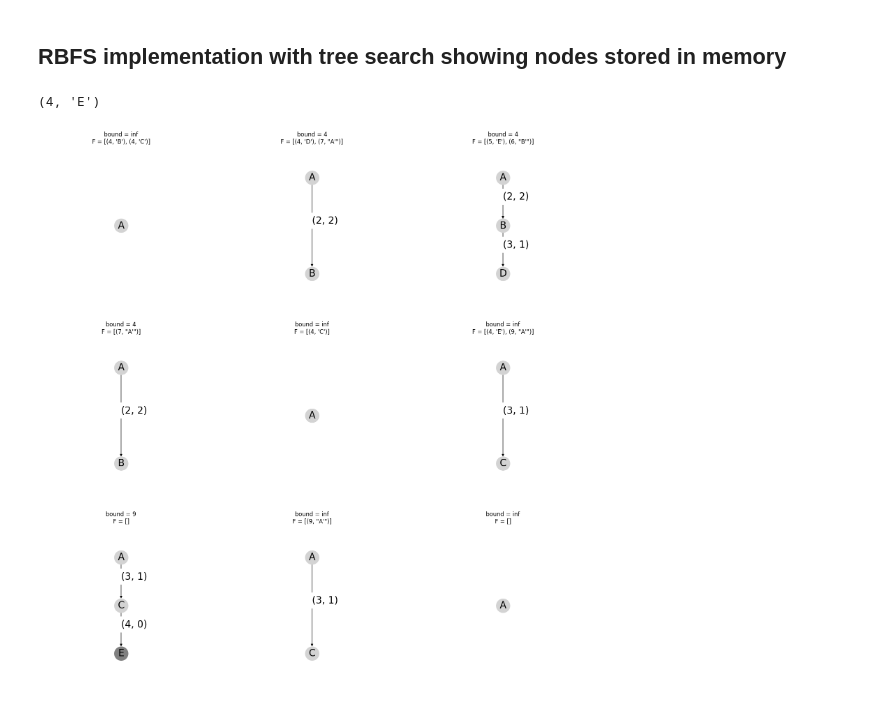
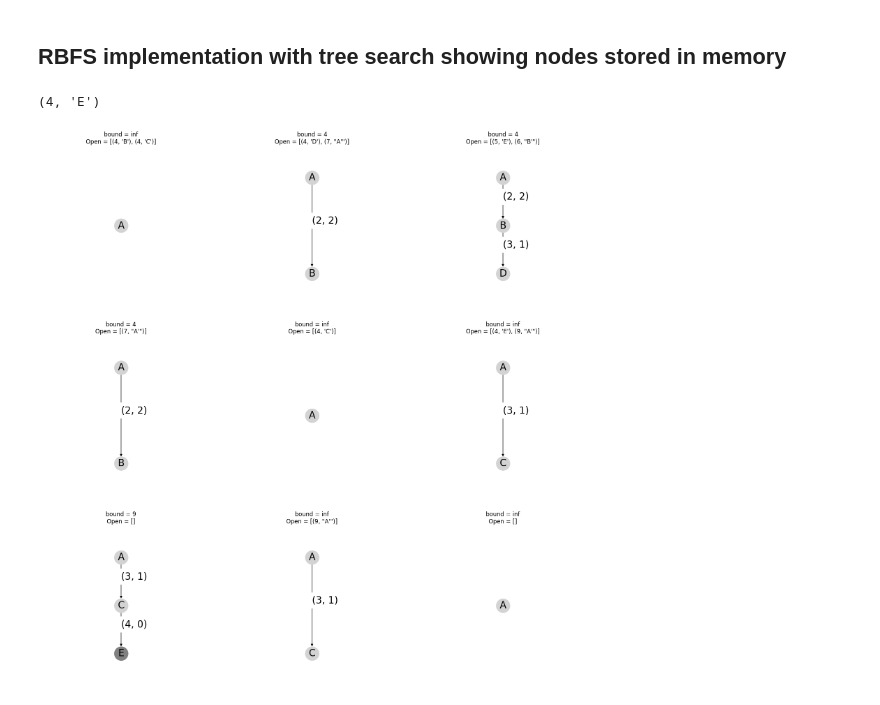
Before and after one commit to jorcisai/SIN, a Jupyter notebook: block1/search/A star/rbfs.ipynb, the cells around one changed output. Drawn from its saved outputs; the diff is of its cells as text; code cells hidden in the pictures.

```diff
--- a/block1/search/A star/rbfs.ipynb
+++ b/block1/search/A star/rbfs.ipynb
@@ -93,54 +87,53 @@ nrows=3; ncols=3
 fig, _ = plt.subplots(nrows=nrows, ncols=ncols, figsize=(20, 20))
 axes = iter(fig.axes)
 
-def draw_graph(DG, DW, source, F, bound, target=[],):
+def draw_graph(DG, DW, source, Open, bound, target=[],):
   nxDG=nx.DiGraph(DG)
   ax = next(axes)
   ax.margins(0.25,0.25)
-  title="bound = " + str(bound) + "\n" + "F = " +  str(F)
+  title="bound = " + str(bound) + "\n" + "Open = " +  str(Open)
   ax.set_title(title)
   pos_nodes = nx.nx_agraph.pygraphviz_layout(nxDG,prog='dot',root=source)
   nx.draw(nxDG,pos=pos_nodes, ax=ax, with_labels=True, node_color="lightgray", node_size=800, font_size=20)
   nx.draw_networkx_edge_labels(nxDG, pos=pos_nodes, edge_labels=DW, label_pos=0.5, font_size=20,
     horizontalalignment="left",verticalalignment="bottom", ax=ax, rotate=False)
   nx.draw_networkx_nodes(DG,pos=pos_nodes, ax=ax, nodelist=target, node_color='gray', node_size=800)
 
 import math
 import heapq
 
 def bt(G, W, s, gs, Fs, h, bound, Target):
   if s[0] in Target:
     draw_graph(DG, DW, source, [], bound, [s])
     return (gs, s)
-  if G[s[0]] == []: return math.inf, None
-  F = []
+  Open = []
   for n in G[s[0]]:
-    fs = gs + W[(s[0],n)] + h[n]
+    fn = gs + W[(s[0],n)] + h[n]
     while n in DG: n+="'"
-    heapq.heappush(F,(max(fs, Fs),n))
-  draw_graph(DG, DW, source, F, bound)
+    heapq.heappush(Open,(max(fn, Fs),n))
+  draw_graph(DG, DW, source, Open, bound)
   Adj = DG[s]
   while True:
-    (bestf, bestn) = heapq.heappop(F)
-    if bestf > bound: return bestf, None
-    if F != []:
-      alternative = F[0][0]
+    if Open == []: return (math.inf, None)
+    (bestf, bestn) = heapq.heappop(Open)
+    if bestf > bound: return (bestf, None)
+    if Open != []:
+      nextf = Open[0][0]
     else:
-      alternative = math.inf
+      nextf = math.inf
     Adj.append(bestn); DG[s]=Adj; DG.update({bestn:[]}); DW.update({(s,bestn):(gs + W[(s[0],bestn[0])],h[bestn[0]])})
-    (bestf,target) = bt(G,W,bestn,gs + W[(s,bestn)],bestf, h, min(bound, alternative),Target)
+    (bestf,target) = bt(G,W,bestn,gs + W[(s,bestn)],bestf, h, min(bound, nextf),Target)
     Adj.remove(bestn); DG[s]=Adj; del DG[bestn]; del DW[(s,bestn)]
-    draw_graph(DG, DW, source, F, bound)
-    if target != None: return bestf,target
+    draw_graph(DG, DW, source, Open, bound)
+    if target != None: return (bestf,target)
 
 def rbfs(G, W, s, h, Target):
-  bound = math.inf
-  gs = 0; Fs = -math.inf
+  gs = 0; Fs = -math.inf; bound = math.inf
   DG.update({s:[]})
   return bt(G, W, s, 0, Fs, h, bound, Target)
 
 DG = {}; DW = {}
 print(rbfs(G,W,source,h,Target))
 # %% [output]
 (4, 'E')
-[figure, old version]
+[figure, new version]
```
Also changed, not shown: parts of 3 cells of this notebook, 1 other file.
